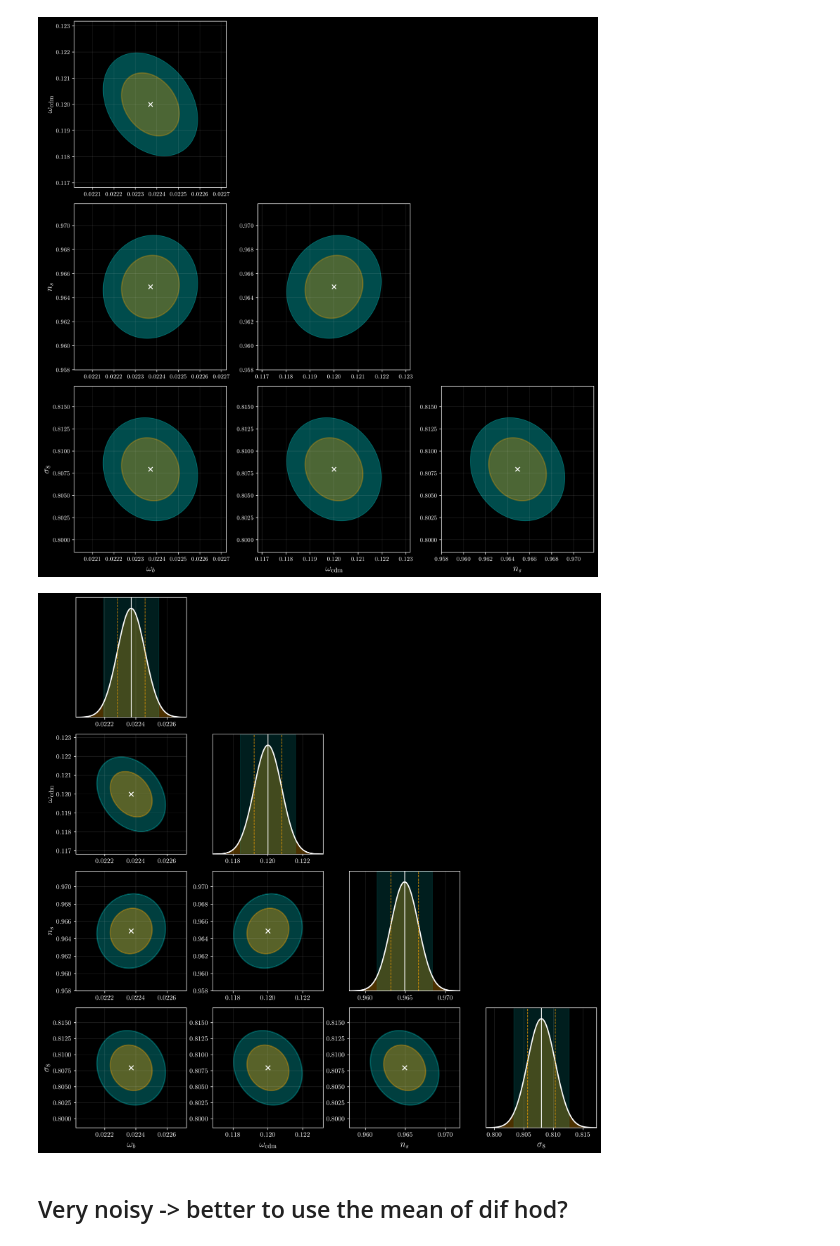
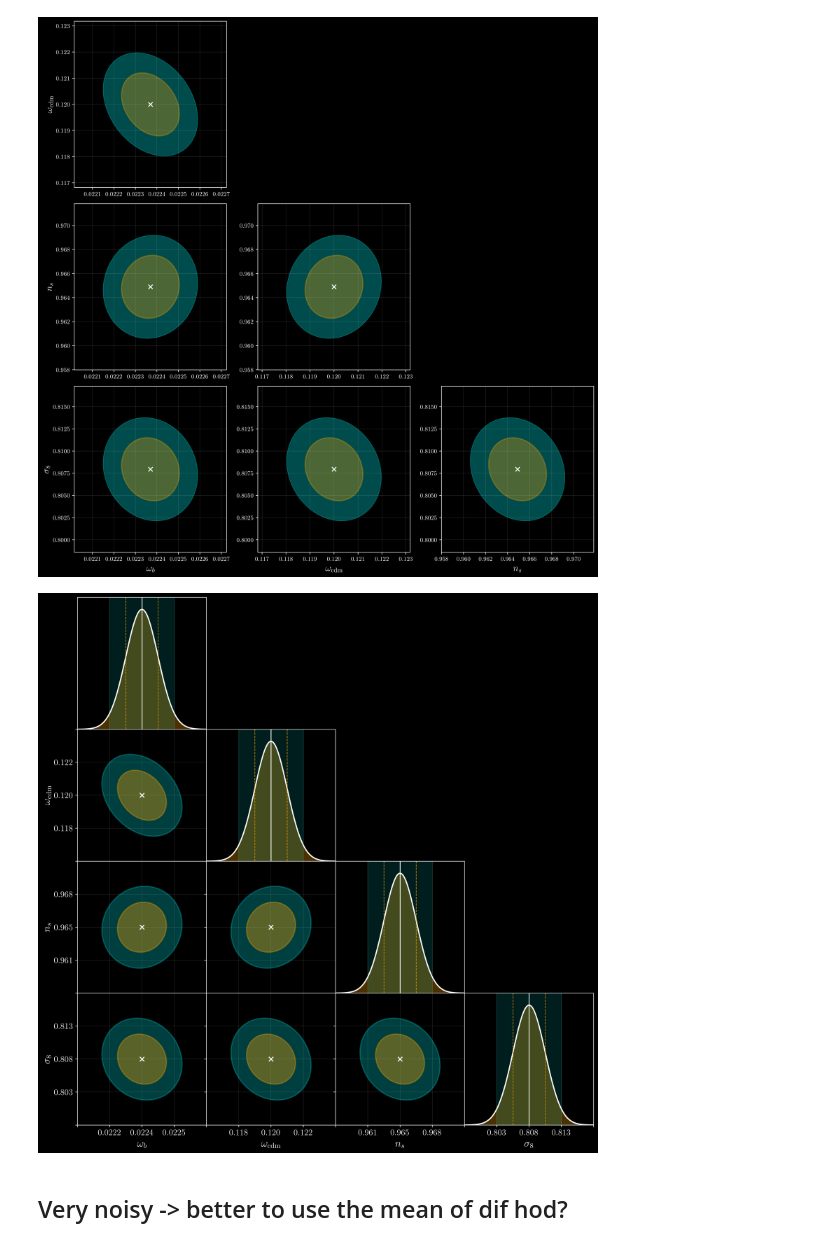
Before and after one commit to ValeriaTorresG/fisher-analysis, a Jupyter notebook: initial_fisher.ipynb, the cells around one changed output. Drawn from its saved outputs; the diff is of its cells as text; code cells hidden in the pictures.

Commit message:
update conf plots

```diff
--- a/initial_fisher.ipynb
+++ b/initial_fisher.ipynb
@@ -501,8 +502,18 @@ plt.tight_layout()
 plt.show()
 # %% [output]
 [figure]
+# %%
+tick_decimals = {0:4, 1:3, 2:3, 3:3}
+def latex_formatter_hide_edges(ndec):
+    def formatter(x, pos):
+        ticks = plt.gca().get_xticks()
+        if pos == 0 or pos == len(ticks) - 1:
+            return ''
+        return rf'$\mathdefault{{{x:.{ndec}f}}}$'
+    return FuncFormatter(formatter)
 # %%
-fig, axes = plt.subplots(npar, npar, figsize=(3.2*npar, 3.2*npar))
+fig, axes = plt.subplots(npar, npar, figsize=(3.2*npar, 3.2*npar),
+                        sharex='col', sharey=False)
 
 if npar == 1:
     axes = np.array([[axes]])
@@ -556,37 +567,80 @@ for row in range(npar):
                                    facecolor='cyan',
                                    edgecolor='cyan',
                                    alpha=0.25, lw=2)
             add_confidence_ellipse(ax, cov2d, mean2d,
                                    level=0.68,
                                    facecolor='orange',
                                    edgecolor='orange',
                                    alpha=0.35, lw=2)
 
             ax.scatter(mean2d[0], mean2d[1], marker='x',
                        s=55, c='white', lw=1.5)
 
             sig_x = np.sqrt(param_cov[j, j])
             sig_y = np.sqrt(param_cov[i, i])
 
             ax.set_xlim(mean2d[0] - 4 * sig_x,
                         mean2d[0] + 4 * sig_x)
             ax.set_ylim(mean2d[1] - 4 * sig_y,
                         mean2d[1] + 4 * sig_y)
 
             ax.grid(alpha=0.3, lw=0.3)
 
         if row == npar - 1:
-            ax.set_xlabel(param_names[col], fontsize=15)
+            ax.set_xlabel(param_names[col], fontsize=17)
         if col == 0 and row > 0:
-            ax.set_ylabel(param_names[row], fontsize=15)
-        ax.tick_params(axis='both', labelsize=11)
+            ax.set_ylabel(param_names[row], fontsize=17)
+        ax.tick_params(axis='both', labelsize=14)
 
 
+for col in range(npar):
+    mu = theta_fid[col]
+    sig = np.sqrt(param_cov[col, col])
+
+    for row in range(col, npar):
+        ax = axes[row, col]
+        if col > row:
+            continue
+        ax.set_xlim(mu - 4 * sig, mu + 4 * sig)
+
+
+for row in range(1, npar):
+    mu = theta_fid[row]
+    sig = np.sqrt(param_cov[row, row])
+
+    for col in range(row):
+        ax = axes[row, col]
+        ax.set_ylim(mu - 4 * sig, mu + 4 * sig)
+
+for row in range(npar):
+    for col in range(npar):
+
+        ax = axes[row, col]
+
+        if col > row:
+            continue
+
+        ax.xaxis.set_major_locator(LinearLocator(5))
+        ax.xaxis.set_major_formatter(latex_formatter_hide_edges(tick_decimals[col]))
+
+        if row == col:
+            ax.set_yticks([])
+        else:
+            ax.yaxis.set_major_locator(LinearLocator(5))
+            ax.yaxis.set_major_formatter(latex_formatter_hide_edges(tick_decimals[row]))
+
+        if row < npar - 1:
+            ax.tick_params(labelbottom=False)
+
+        if col > 0:
+            ax.tick_params(labelleft=False)
+
 plt.tight_layout()
+plt.subplots_adjust(wspace=0.0, hspace=0.0)
 plt.savefig('conf_ellip.png', dpi=360, bbox_inches='tight')
 plt.show()
 # %% [output]
-[figure, old version]
+[figure, new version]
 # %% [markdown]
 ## Very noisy -> better to use the mean of dif hod?
 # %% [markdown]
```
Also changed, not shown: parts of 1 cell of this notebook, 1 other file.
